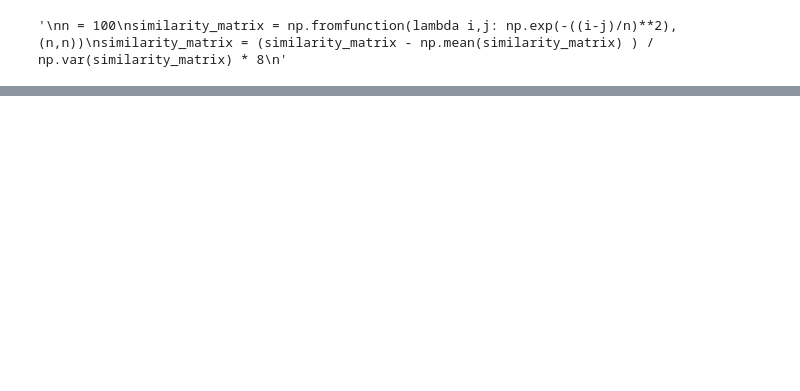
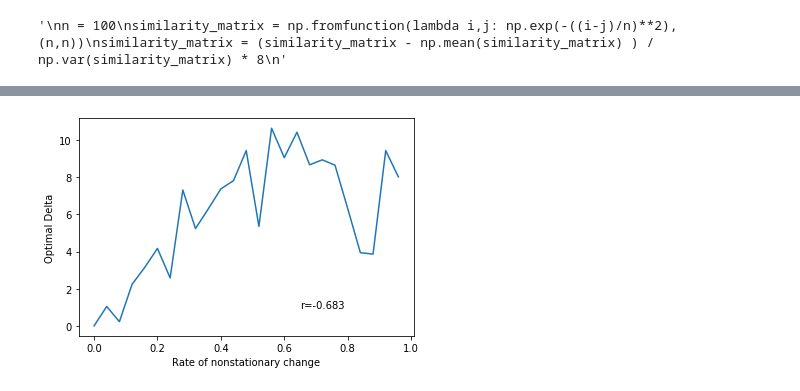
Before and after one commit to kenflat2/Nonlinear-Regression, a Jupyter notebook: Nonstationary SMap.ipynb, the cells around one changed output, grey strips where cells are left out. Cells and saved outputs as stored; diff of their text form; code cells hidden in the pictures; blank space fills up the shorter version.

```diff
--- a/Nonstationary SMap.ipynb
+++ b/Nonstationary SMap.ipynb
@@ -483,3 +753,15 @@ Probability SMap beats NSMap:  1.296689291038473e-23
+# %%
+# plotTS((1-datums[:,2])**0.1)
+fig, ax = plt.subplots(1)
+#ax.plot(datums[:,0], (1-datums[:,2])**0.1)
+
+ax.plot(data[:,0], data[:,2])
+ax.set_ylabel("Optimal Delta")
+ax.set_xlabel("Rate of nonstationary change")
+ax.text(0.65,0.98,f"r={pcc:.3f}")
+plt.show()
+# %% [output]
+[figure, added]
 # %%
 # fix, ax = plt.subplots(1)
 # ax.imshow(landNS[1:,1:,2])
```
Also changed, not shown: parts of 60 cells of this notebook, 3 other files.
